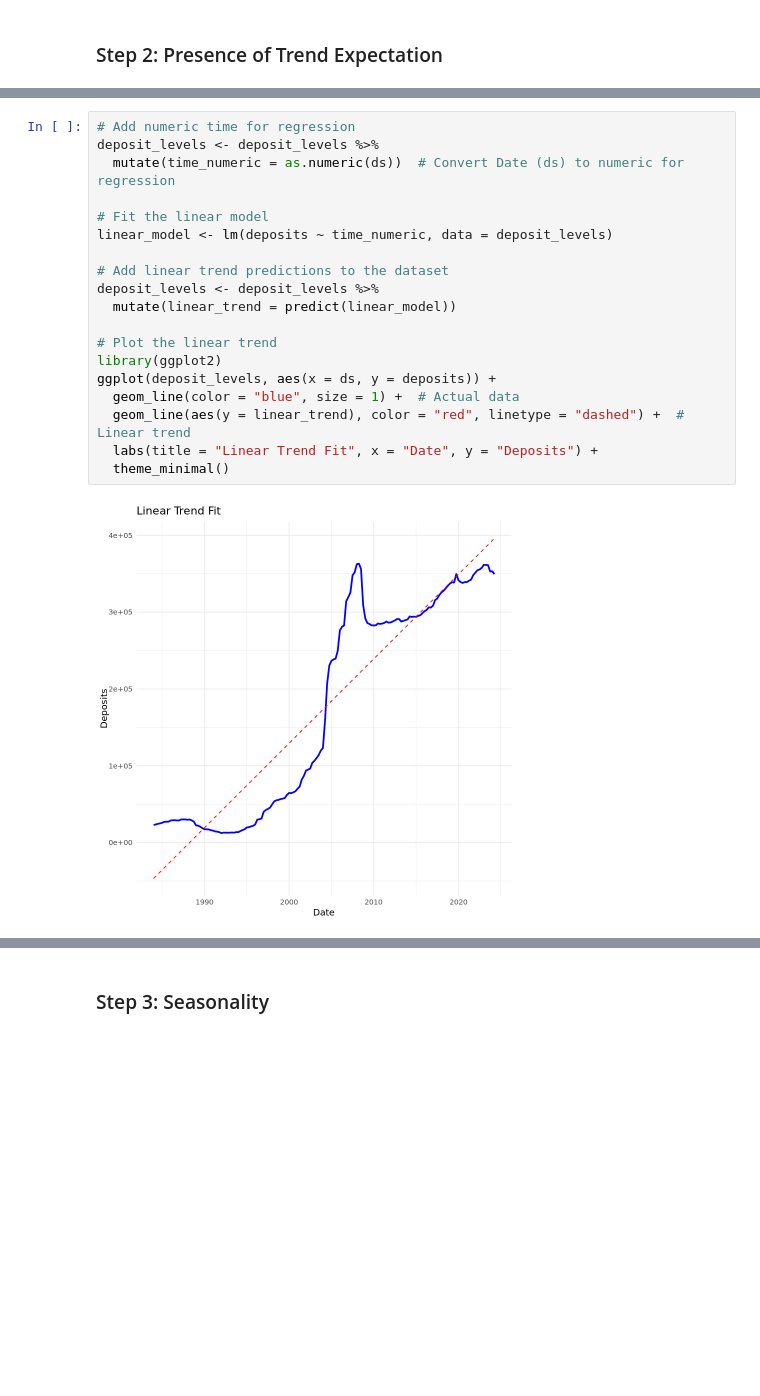
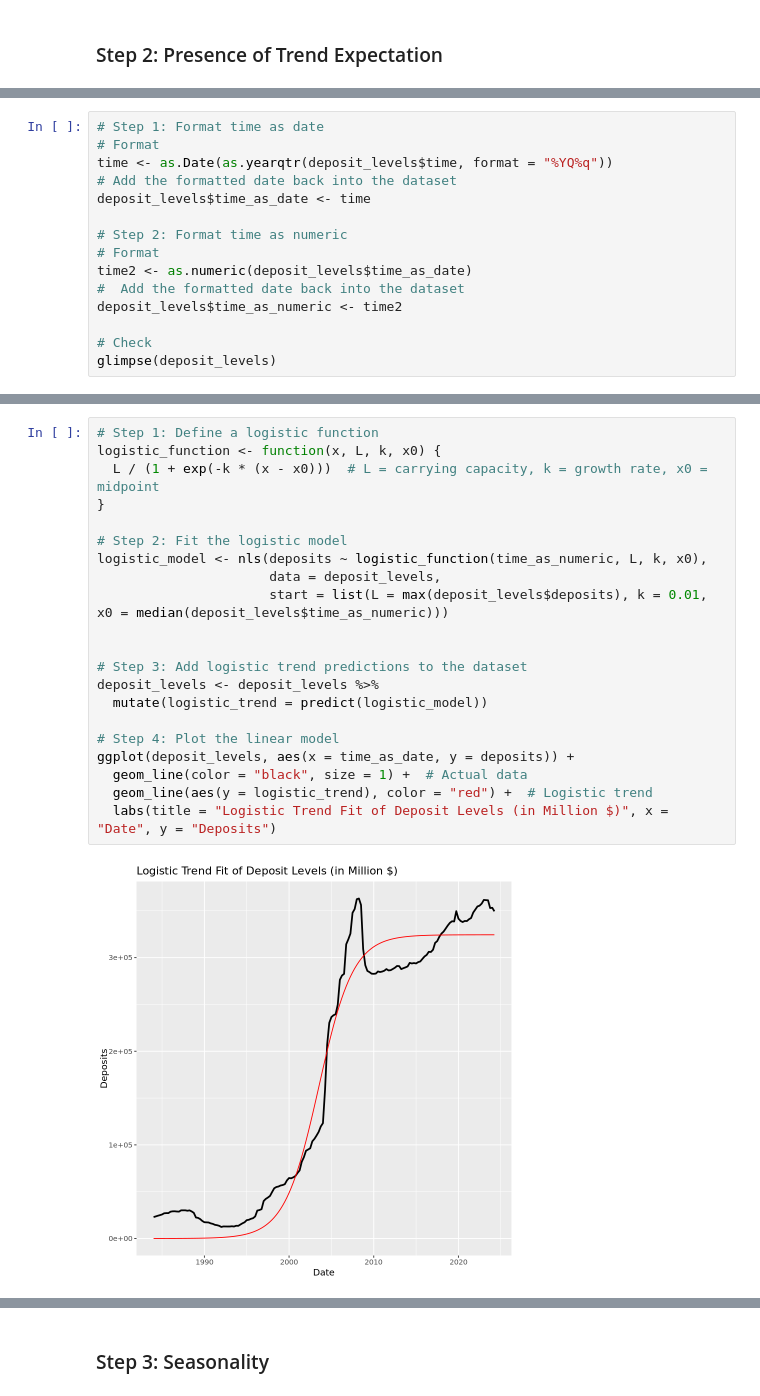
Before and after one commit to nzarama-kouadio/DUKE_MIDS_QFC_Final_Project, a Jupyter notebook: model_prediction/prophet_model.ipynb, the cells around one changed output, grey strips where cells are left out. Drawn from its saved outputs; the diff is of its cells as text; blank space fills up the shorter version.

Commit message:
done trend explanation

```diff
--- a/model_prediction/prophet_model.ipynb
+++ b/model_prediction/prophet_model.ipynb
@@ -73,0 +62,15 @@ $ ds_display <fct> 1984-Q1, 1984-Q2, 1984-Q3, 1984-Q4, 1985-Q1, 1985-Q2, 1985-
+# %%
+# Step 1: Format time as date
+# Format
+time <- as.Date(as.yearqtr(deposit_levels$time, format = "%YQ%q"))
+# Add the formatted date back into the dataset
+deposit_levels$time_as_date <- time
+
+# Step 2: Format time as numeric
+# Format
+time2 <- as.numeric(deposit_levels$time_as_date)
+#  Add the formatted date back into the dataset
+deposit_levels$time_as_numeric <- time2
+
+# Check
+glimpse(deposit_levels)
@@ -74,21 +106,23 @@ $ ds_display <fct> 1984-Q1, 1984-Q2, 1984-Q3, 1984-Q4, 1985-Q1, 1985-Q2, 1985-
 # %%
-# Add numeric time for regression
+# Step 1: Define a logistic function
+logistic_function <- function(x, L, k, x0) {
+  L / (1 + exp(-k * (x - x0)))  # L = carrying capacity, k = growth rate, x0 = midpoint
+}
+
+# Step 2: Fit the logistic model
+logistic_model <- nls(deposits ~ logistic_function(time_as_numeric, L, k, x0),
+                      data = deposit_levels,
+                      start = list(L = max(deposit_levels$deposits), k = 0.01, x0 = median(deposit_levels$time_as_numeric)))
+
+
+# Step 3: Add logistic trend predictions to the dataset
 deposit_levels <- deposit_levels %>%
-  mutate(time_numeric = as.numeric(ds))  # Convert Date (ds) to numeric for regression
+  mutate(logistic_trend = predict(logistic_model))
 
-# Fit the linear model
-linear_model <- lm(deposits ~ time_numeric, data = deposit_levels)
-
-# Add linear trend predictions to the dataset
-deposit_levels <- deposit_levels %>%
-  mutate(linear_trend = predict(linear_model))
-
-# Plot the linear trend
-library(ggplot2)
-ggplot(deposit_levels, aes(x = ds, y = deposits)) +
-  geom_line(color = "blue", size = 1) +  # Actual data
-  geom_line(aes(y = linear_trend), color = "red", linetype = "dashed") +  # Linear trend
-  labs(title = "Linear Trend Fit", x = "Date", y = "Deposits") +
-  theme_minimal()
+# Step 4: Plot the linear model
+ggplot(deposit_levels, aes(x = time_as_date, y = deposits)) +
+  geom_line(color = "black", size = 1) +  # Actual data
+  geom_line(aes(y = logistic_trend), color = "red") +  # Logistic trend
+  labs(title = "Logistic Trend Fit of Deposit Levels (in Million $)", x = "Date", y = "Deposits")
 # %% [output]
-[figure, old version]
+[figure, new version]
```
Also changed, not shown: parts of 21 cells of this notebook, 2 other files.
